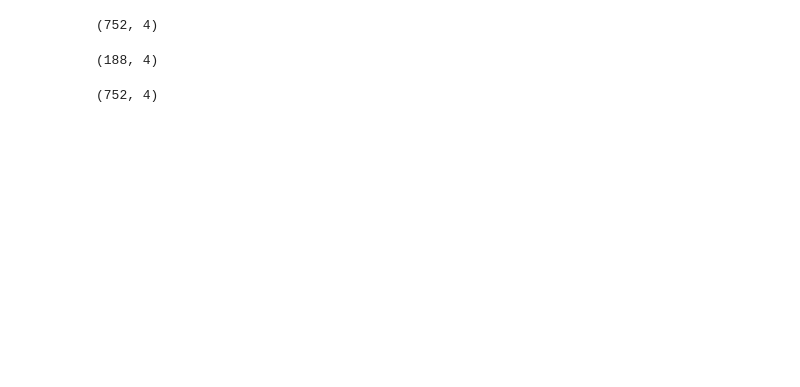
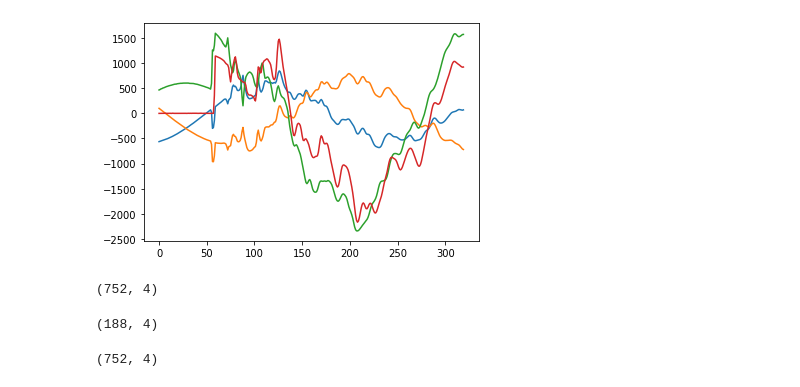
Before and after one commit to gabriel19913/fault-classification, a Jupyter notebook: final-method/teste_rocket.ipynb, the cells around one changed output. Drawn from its saved outputs; the diff is of its cells as text; code cells hidden in the pictures; blank space fills up the shorter version.

```diff
--- a/final-method/teste_rocket.ipynb
+++ b/final-method/teste_rocket.ipynb
@@ -29,3 +53,11 @@ def format_dataframe(data):
+# %%
+import matplotlib.pyplot as plt
+plt.plot(data[0]['i_cycle_1'][:320])
+plt.plot(data[0]['i_cycle_1'][320:640])
+plt.plot(data[0]['i_cycle_1'][640:960])
+plt.plot(data[0]['i_cycle_1'][960:]);
+# %% [output]
+[figure, added]
 # %%
 data_list = []
 target_list = []
```
Also changed, not shown: parts of 5 cells of this notebook, 2 other files.
